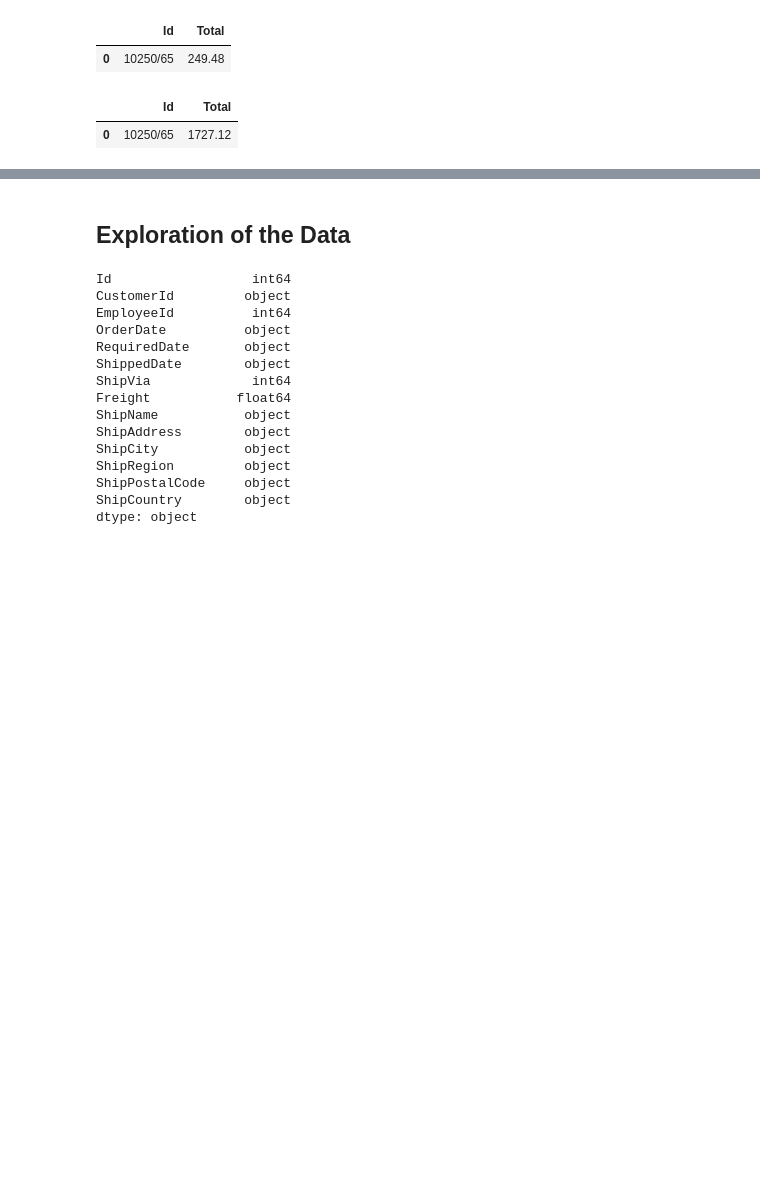
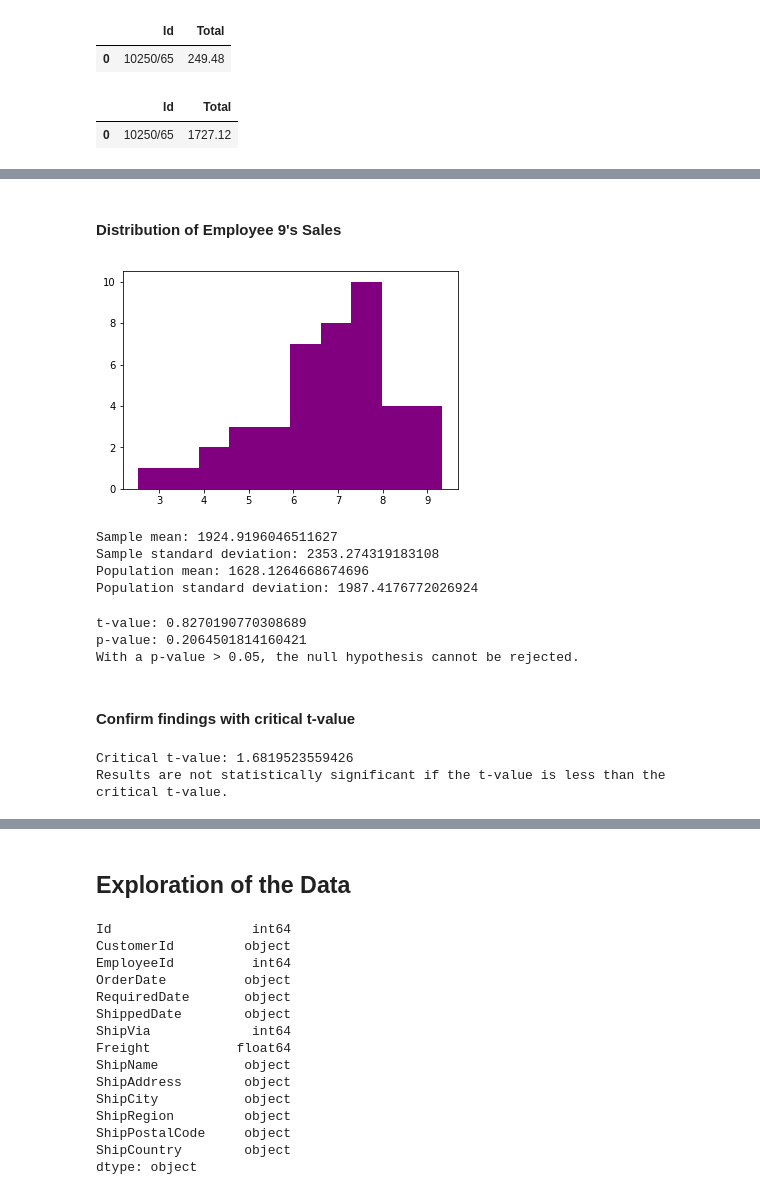
Before and after one commit to MagicMilly/dsc-2-final-project-online-ds-ft-100118, a Jupyter notebook: student.ipynb, the cells around one changed output, grey strips where cells are left out. Saved outputs shown, nothing was run; the diff lists cells and outputs as text; code cells hidden in the pictures; blank space fills up the shorter version.

Commit message:
null hypothesis 2 refuses to be conquered or rejected

```diff
--- a/student.ipynb
+++ b/student.ipynb
@@ -810,0 +656,5 @@ if abs(t) < critical_t:
+# %%
+number_9_sales = pd.read_sql_query('SELECT EmployeeId, OrderDetail.OrderId, SUM(UnitPrice*Quantity-UnitPrice*Discount)\
+AS Total FROM [Order] INNER JOIN OrderDetail ON [Order].Id = OrderDetail.OrderId WHERE EmployeeId = 9 GROUP BY \
+OrderDetail.OrderId ORDER BY Total DESC;', conn)
+number_9_sales.head(15)
@@ -810,0 +696,51 @@ if abs(t) < critical_t:
+# %% [markdown]
+#### Distribution of Employee 9's Sales
+# %%
+plt.hist(np.log(number_9_sales.Total), color='purple');
+# %% [output]
+[figure, added]
+# %%
+sample_mean = number_9_sales.Total.mean()
+sample_std = number_9_sales.Total.std()
+
+pop_mean = each_employee_sale.Total.mean()
+pop_std = each_employee_sale.Total.std()
+
+print(f'Sample mean: {sample_mean}')
+print(f'Sample standard deviation: {sample_std}')
+print(f'Population mean: {pop_mean}')
+print(f'Population standard deviation: {pop_std}')
+# %% [output]
+Sample mean: 1924.9196046511627
+Sample standard deviation: 2353.274319183108
+Population mean: 1628.1264668674696
+Population standard deviation: 1987.4176772026924
+# %%
+t, p = stats.ttest_1samp(number_9_sales.Total, pop_mean)
+
+print(f't-value: {t}')
+print(f'p-value: {p/2}')
+
+if p/2 < 0.05:
+    print('With a p-value < 0.05, the null hypothesis can be rejected.')
+else:
+    print('With a p-value > 0.05, the null hypothesis cannot be rejected.')
+# %% [output]
+t-value: 0.8270190770308689
+p-value: 0.2064501814160421
+With a p-value > 0.05, the null hypothesis cannot be rejected.
+# %% [markdown]
+#### Confirm findings with critical t-value
+# %%
+d_freedom = len(number_9_sales.Total) - 1
+
+t_crit = stats.t.ppf(1-0.05, df=d_freedom)
+print(f'Critical t-value: {t_crit}')
+
+if t > t_crit:
+    print('Results are statistically significant with a t-value that is greater than the critical t-value.')
+else:
+    print('Results are not statistically significant if the t-value is less than the critical t-value.')
+# %% [output]
+Critical t-value: 1.6819523559426
+Results are not statistically significant if the t-value is less than the critical t-value.
```
Also changed, not shown: parts of 44 cells of this notebook.
